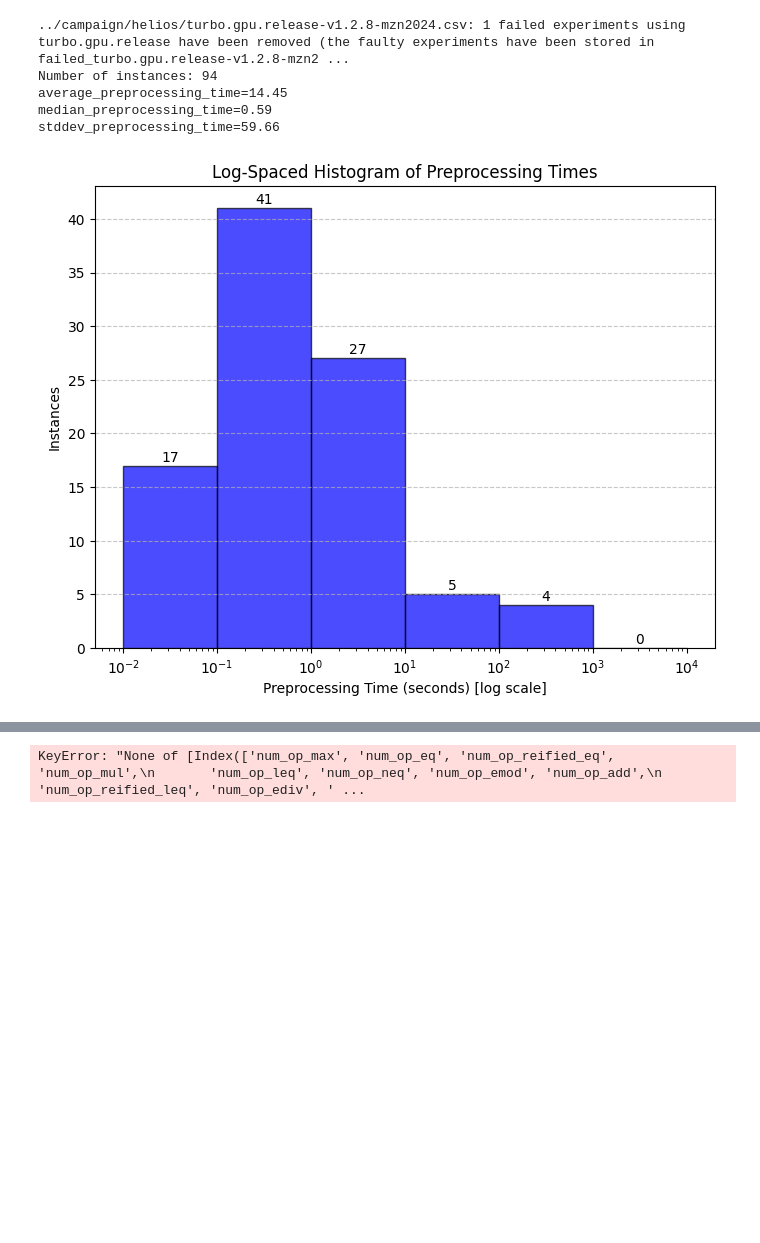
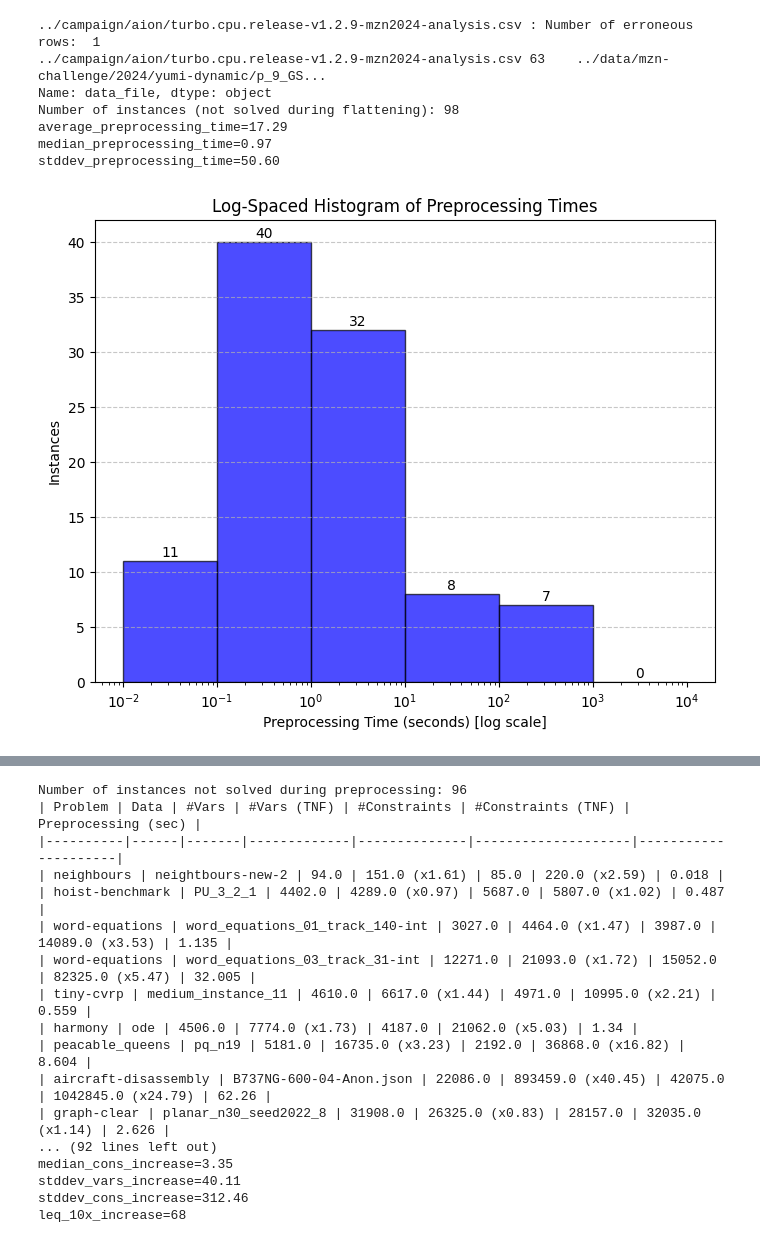
Before and after one commit to lattice-land/bench, a Jupyter notebook: benchmarks/analyzing/analysis-cn.ipynb, the cells around one changed output, grey strips where cells are left out. Drawn from its saved outputs; the diff is of its cells as text; code cells hidden in the pictures; blank space fills up the shorter version.

```diff
--- a/benchmarks/analyzing/analysis-cn.ipynb
+++ b/benchmarks/analyzing/analysis-cn.ipynb
@@ -1,53 +1,59 @@
 # %%
 import importlib
-import analysis
+import analysiscn
 from IPython.display import HTML, display
 import pandas as pd
 
-importlib.reload(analysis)
+importlib.reload(analysiscn)
 
 pd.options.mode.copy_on_write = True
 
-df = analysis.read_experiments([
-  # "../campaign/aion/turbo.cpu.release-v1.2.7-mzn2024-analysis.csv",
-  "../campaign/helios/turbo.gpu.release-v1.2.8-mzn2024.csv"
+df = analysiscn.read_experiments([
+  "../campaign/aion/turbo.cpu.release-v1.2.9-mzn2024-analysis.csv",
+  # "../campaign/helios/turbo.gpu.release-v1.2.8-mzn2024.csv"
 ])
-df = df[df['uid'] == "turbo.gpu.release_1.2.8_helios_1200s_barebones_wac1_0_32768_0"]
 
 mzn_challenge = pd.read_csv("../benchmarking/mzn2024.csv")
 mzn_challenge['model_data_file'] = mzn_challenge['model'] + ' - ' + mzn_challenge['data_file']
 # print(mzn_challenge)
 mzn_data = set(mzn_challenge['model_data_file'])
 df = df[df['model_data_file'].isin(mzn_data)]
 
-# Instances that might have been solved during flattening.
-df = df[~(df['nodes'].isna())]
+# Remove instances that might have been solved during flattening
+df = df[~(df['preprocessing_time'].isna())]
 
 # Print the number of rows
-print(f"Number of instances: {df.shape[0]}")
+print(f"Number of instances (not solved during flattening): {df.shape[0]}")
 
-analysis.preprocessing_time_distribution(df)
-# analysis.analyse_tnf_per_problem(df, False, 'parsed_variables', 'parsed_constraints', 'variables_after_simplification', 'constraints_after_simplification')
-analysis.heatmap_operators(df)
+analysiscn.preprocessing_time_distribution(df)
+# analysiscn.analyse_tnf_per_problem(df, False, 'parsed_variables', 'parsed_constraints', 'variables_after_simplification', 'constraints_after_simplification')
+analysiscn.heatmap_operators(df)
 
-choco = analysis.read_experiments([
+df = df[(df['variables_after_simplification'] > 0) & (df['constraints_after_simplification'] > 0)]
+print(f"Number of instances not solved during preprocessing: {df.shape[0]}")
+
+choco = analysiscn.read_experiments([
   "../campaign/aion/org.choco.choco-v4.10.18-mzn2024.csv"
 ])
 choco = choco[choco['model_data_file'].isin(mzn_data)]
-choco = choco.drop_duplicates(subset='model_data_file', keep='first')
+choco = choco.drop_duplicates(subset='model_data_file', keep='last')
 choco.rename(columns={'variables': 'choco_vars', 'constraints': 'choco_cons'}, inplace=True)
 df = df.merge(choco[['model_data_file', 'choco_vars', 'choco_cons']], on='model_data_file', how='left')
 
-analysis.boxplot_tcn_increase(df, 'choco_vars', 'choco_cons')
-analysis.boxplot_preprocessing_components(df, ['eliminated_entailed_constraints', 'eliminated_equality_constraints', 'eliminated_constraints_by_icse'])
+analysiscn.boxplot_tcn_increase(df, 'choco_vars', 'choco_cons')
+analysiscn.boxplot_preprocessing_components(df, ['eliminated_entailed_constraints', 'eliminated_equality_constraints', 'eliminated_constraints_by_icse'])
 
-analysis.analyse_tnf_per_problem(df, True, 'choco_vars', 'choco_cons', 'parsed_variables', 'parsed_constraints')
-analysis.analyse_tnf_per_problem(df, True, 'choco_vars', 'choco_cons', 'tnf_variables', 'tnf_constraints')
-analysis.analyse_tnf_per_problem(df, True, 'choco_vars', 'choco_cons','variables_after_simplification', 'constraints_after_simplification')
+analysiscn.analyse_tnf_per_problem(df, True, 'choco_vars', 'choco_cons', 'parsed_variables', 'parsed_constraints', True)
+analysiscn.analyse_tnf_per_problem(df, True, 'choco_vars', 'choco_cons', 'tnf_variables', 'tnf_constraints')
+analysiscn.analyse_tnf_per_problem(df, True, 'choco_vars', 'choco_cons','variables_after_simplification', 'constraints_after_simplification')
+
+analysiscn.analyse_tnf_per_problem(df, False, 'parsed_variables', 'parsed_constraints','variables_after_simplification', 'constraints_after_simplification')
 # %% [output]
-../campaign/helios/turbo.gpu.release-v1.2.8-mzn2024.csv: 1 failed experiments using turbo.gpu.release have been removed (the faulty experiments have been stored in failed_turbo.gpu.release-v1.2.8-mzn2 ...
-Number of instances: 94
-average_preprocessing_time=14.45
-median_preprocessing_time=0.59
-stddev_preprocessing_time=59.66
+../campaign/aion/turbo.cpu.release-v1.2.9-mzn2024-analysis.csv : Number of erroneous rows:  1
+../campaign/aion/turbo.cpu.release-v1.2.9-mzn2024-analysis.csv 63    ../data/mzn-challenge/2024/yumi-dynamic/p_9_GS...
+Name: data_file, dtype: object
+Number of instances (not solved during flattening): 98
+average_preprocessing_time=17.29
+median_preprocessing_time=0.97
+stddev_preprocessing_time=50.60
-[figure, old version]
+[figure, new version]
@@ -54 +61,17 @@ stddev_preprocessing_time=59.66
-KeyError: "None of [Index(['num_op_max', 'num_op_eq', 'num_op_reified_eq', 'num_op_mul',\n       'num_op_leq', 'num_op_neq', 'num_op_emod', 'num_op_add',\n       'num_op_reified_leq', 'num_op_ediv', ' ...
+Number of instances not solved during preprocessing: 96
+| Problem | Data | #Vars | #Vars (TNF) | #Constraints | #Constraints (TNF) | Preprocessing (sec) |
+|----------|------|-------|-------------|--------------|--------------------|---------------------|
+| neighbours | neightbours-new-2 | 94.0 | 151.0 (x1.61) | 85.0 | 220.0 (x2.59) | 0.018 |
+| hoist-benchmark | PU_3_2_1 | 4402.0 | 4289.0 (x0.97) | 5687.0 | 5807.0 (x1.02) | 0.487 |
+| word-equations | word_equations_01_track_140-int | 3027.0 | 4464.0 (x1.47) | 3987.0 | 14089.0 (x3.53) | 1.135 |
+| word-equations | word_equations_03_track_31-int | 12271.0 | 21093.0 (x1.72) | 15052.0 | 82325.0 (x5.47) | 32.005 |
+| tiny-cvrp | medium_instance_11 | 4610.0 | 6617.0 (x1.44) | 4971.0 | 10995.0 (x2.21) | 0.559 |
+| harmony | ode | 4506.0 | 7774.0 (x1.73) | 4187.0 | 21062.0 (x5.03) | 1.34 |
+| peacable_queens | pq_n19 | 5181.0 | 16735.0 (x3.23) | 2192.0 | 36868.0 (x16.82) | 8.604 |
+| aircraft-disassembly | B737NG-600-04-Anon.json | 22086.0 | 893459.0 (x40.45) | 42075.0 | 1042845.0 (x24.79) | 62.26 |
+| graph-clear | planar_n30_seed2022_8 | 31908.0 | 26325.0 (x0.83) | 28157.0 | 32035.0 (x1.14) | 2.626 |
+... (92 lines left out)
+median_cons_increase=3.35
+stddev_vars_increase=40.11
+stddev_cons_increase=312.46
+leq_10x_increase=68
```
Also changed, not shown: parts of 1 cell of this notebook, 2 other files.
